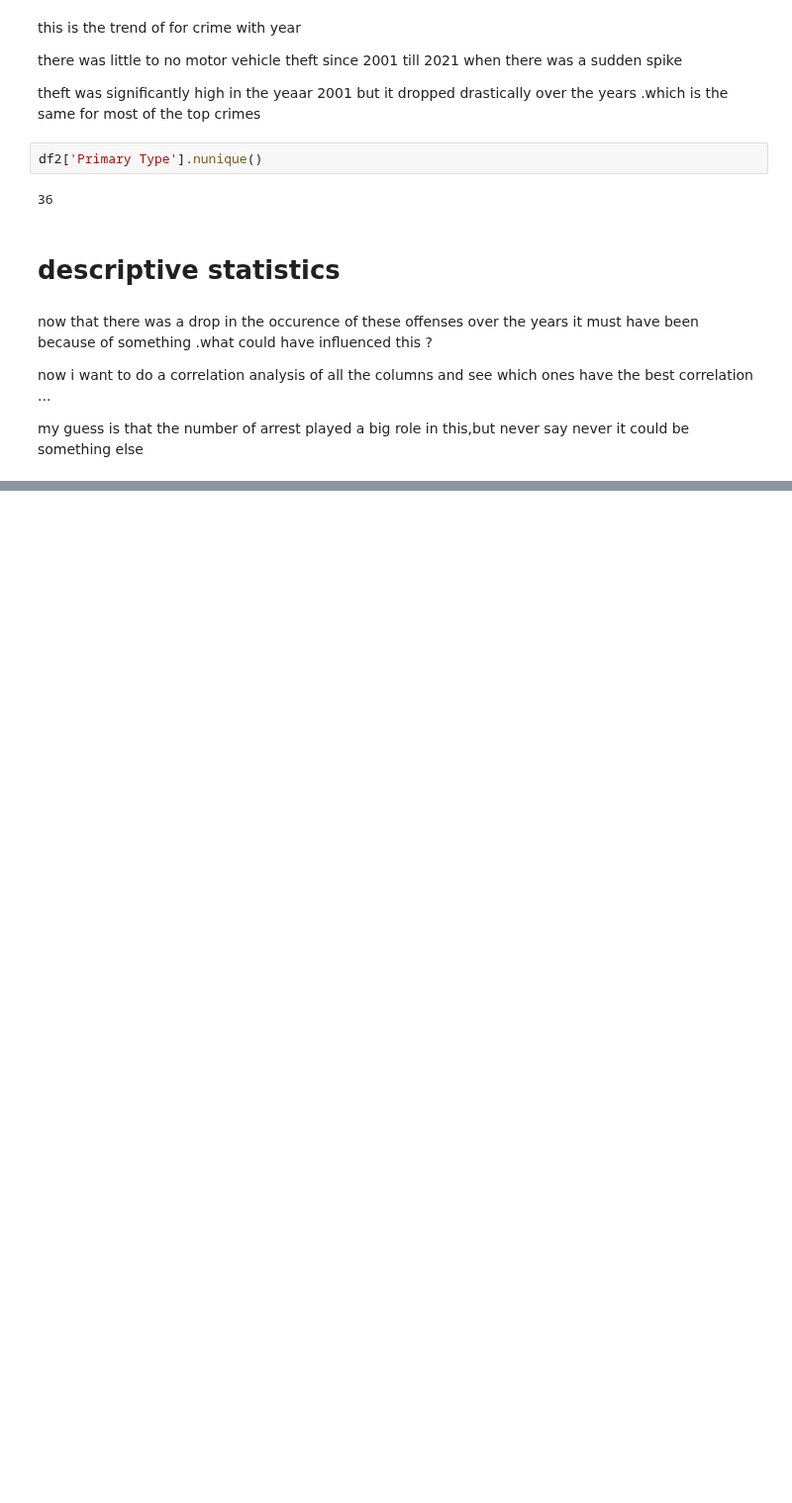
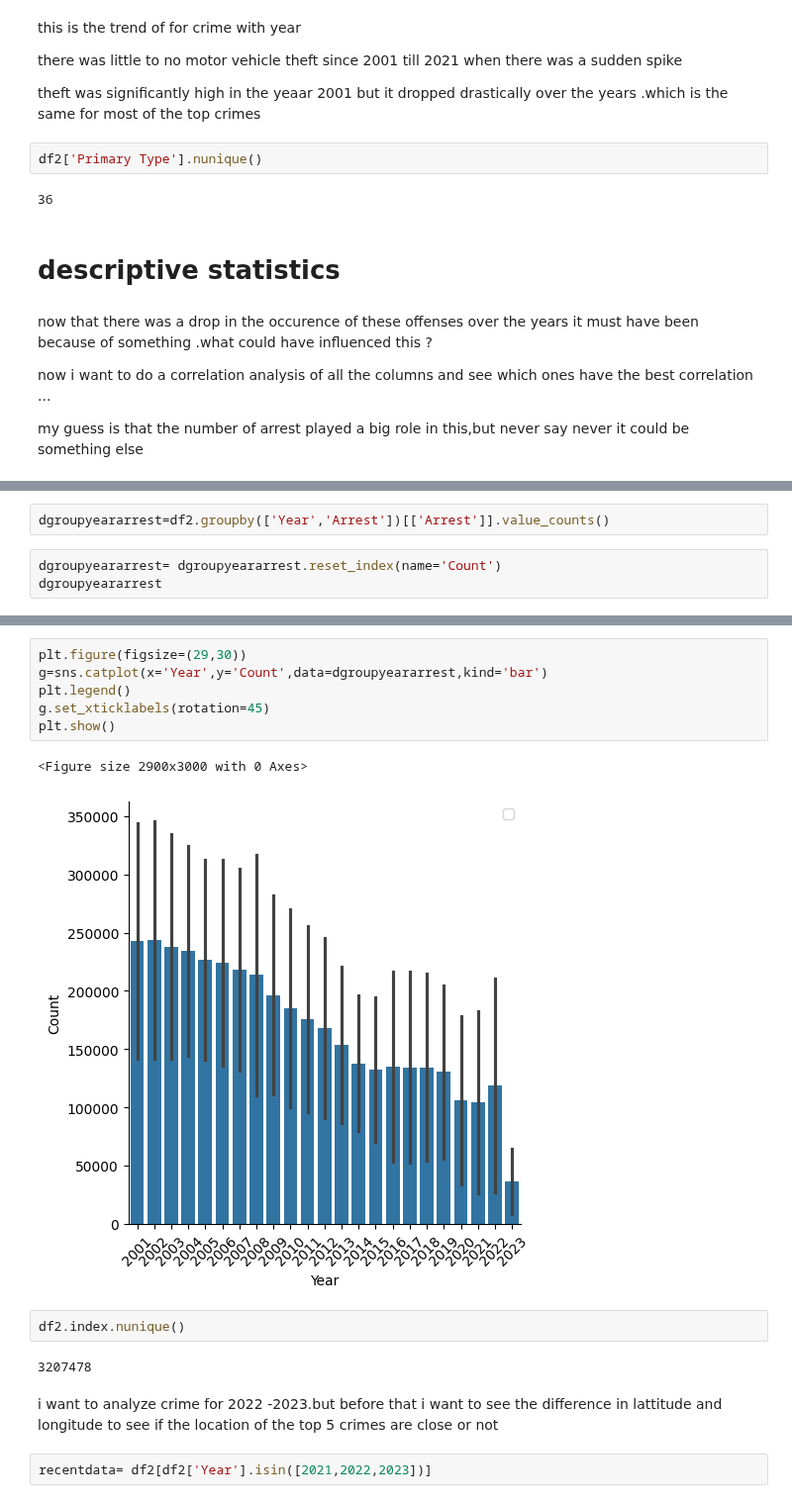
Before and after one commit to bissakaAI/DataAndData_analysis, a Jupyter notebook: Task_folder/pandas/chicagocrime/chicagocrime.ipynb, the cells around one changed output, grey strips where cells are left out. Shown at 99% size. Drawn from its saved outputs; the diff is of its cells as text; blank space fills up the shorter version.

Commit message:
crimechicago done

```diff
--- a/Task_folder/pandas/chicagocrime/chicagocrime.ipynb
+++ b/Task_folder/pandas/chicagocrime/chicagocrime.ipynb
@@ -403,0 +594,5 @@ countbyhead
+# %%
+dgroupyeararrest=df2.groupby(['Year','Arrest'])[['Arrest']].value_counts()
+# %%
+dgroupyeararrest= dgroupyeararrest.reset_index(name='Count')
+dgroupyeararrest
@@ -403,0 +617,17 @@ countbyhead
+# %%
+plt.figure(figsize=(29,30))
+g=sns.catplot(x='Year',y='Count',data=dgroupyeararrest,kind='bar')
+plt.legend()
+g.set_xticklabels(rotation=45)
+plt.show()
+# %% [output]
+<Figure size 2900x3000 with 0 Axes>
+[figure, added]
+# %%
+df2.index.nunique()
+# %% [output]
+3207478
+# %% [markdown]
+i want to analyze crime for 2022 -2023.but before that i want to see the difference in lattitude and longitude to see if the location of the top 5 crimes are close or not
+# %%
+recentdata= df2[df2['Year'].isin([2021,2022,2023])]
```
Also changed, not shown: parts of 64 cells of this notebook.
